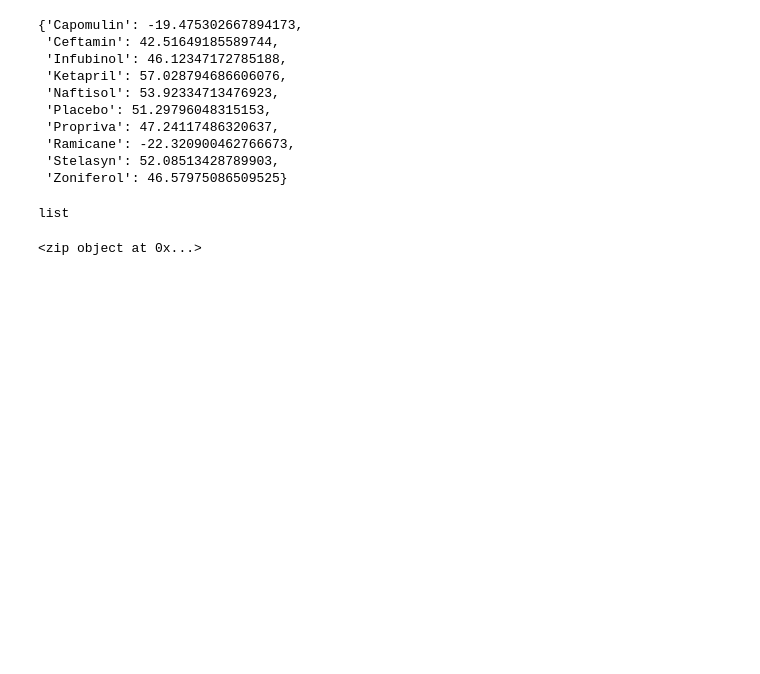
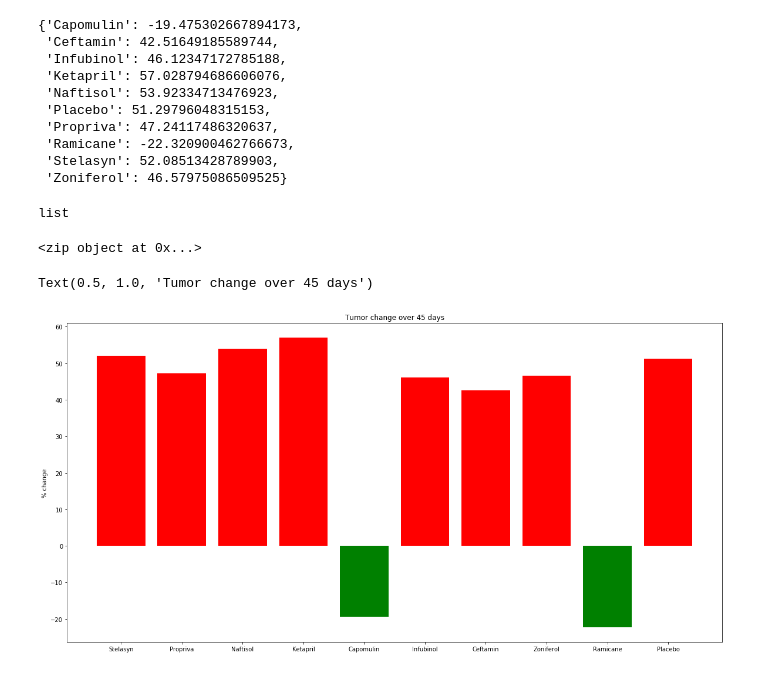
Before and after one commit to omkarkameshiyer/UCBBEL201902DATA2-Week-5-HomeWork, a Jupyter notebook: Pymaceuticals/pymaceuticals_starter.ipynb, the cells around one changed output. Cells and saved outputs as stored; diff of their text form; code cells hidden in the pictures; blank space fills up the shorter version.

```diff
--- a/Pymaceuticals/pymaceuticals_starter.ipynb
+++ b/Pymaceuticals/pymaceuticals_starter.ipynb
@@ -301,11 +301,15 @@ plt.gca().legend(drugsInList,loc='left');
 
 # Display the data to confirm
 dataToPercentage = {}
+xvalues=[]
+yvalues=[]
 for drug in drugsInList:
     first = meanVolDataSet[drug][0]
     last = meanVolDataSet[drug][45]
     changePercent = ( last -first)*100/first
     dataToPercentage[drug] = changePercent
+    xvalues.append( drug )
+    yvalues.append(changePercent)
 pp.pprint(dataToPercentage)
 sorted_by_dataToPercentage = sorted(dataToPercentage.items(), key=lambda kv: kv[1])
 type(sorted_by_dataToPercentage)
@@ -323,24 +327,36 @@ type(sorted_by_dataToPercentage)
 list
 # %%
 # Store all Relevant Percent Changes into a Tuple
+fig3 = plt.figure(figsize=(20,10))
 
 tupleForData = zip(dataToPercentage.keys(), dataToPercentage.values())
 
 # Splice the data between passing and failing drugs
 
 pp.pprint(tupleForData)
 # Orient widths. Add labels, tick marks, etc.
+colors = []
+for yvalue in yvalues:
+    if yvalue<0 :
+        colors.append("green")
+    else:
+         colors.append("red")
 
+plt.bar(xvalues,yvalues,  align='center',color=colors)
+plt.ylabel('% change')
+plt.title('Tumor change over 45 days')
 
 # Use functions to label the percentages of changes
 
 
 # Call functions to implement the function calls
 
 
 # Save the Figure
 
 
 # Show the Figure
 # %% [output]
 <zip object at 0x...>
+Text(0.5, 1.0, 'Tumor change over 45 days')
+[figure, added]
```
